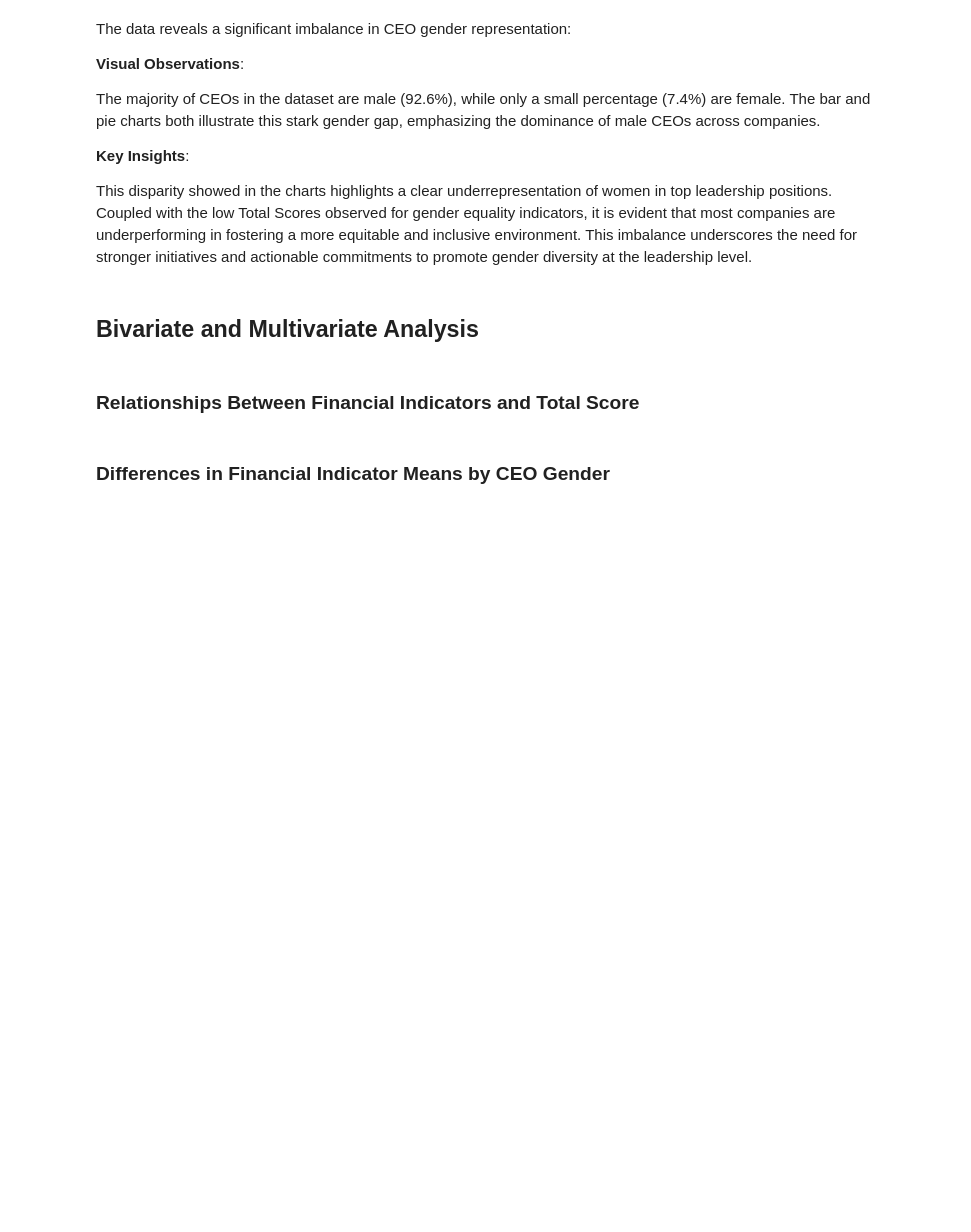
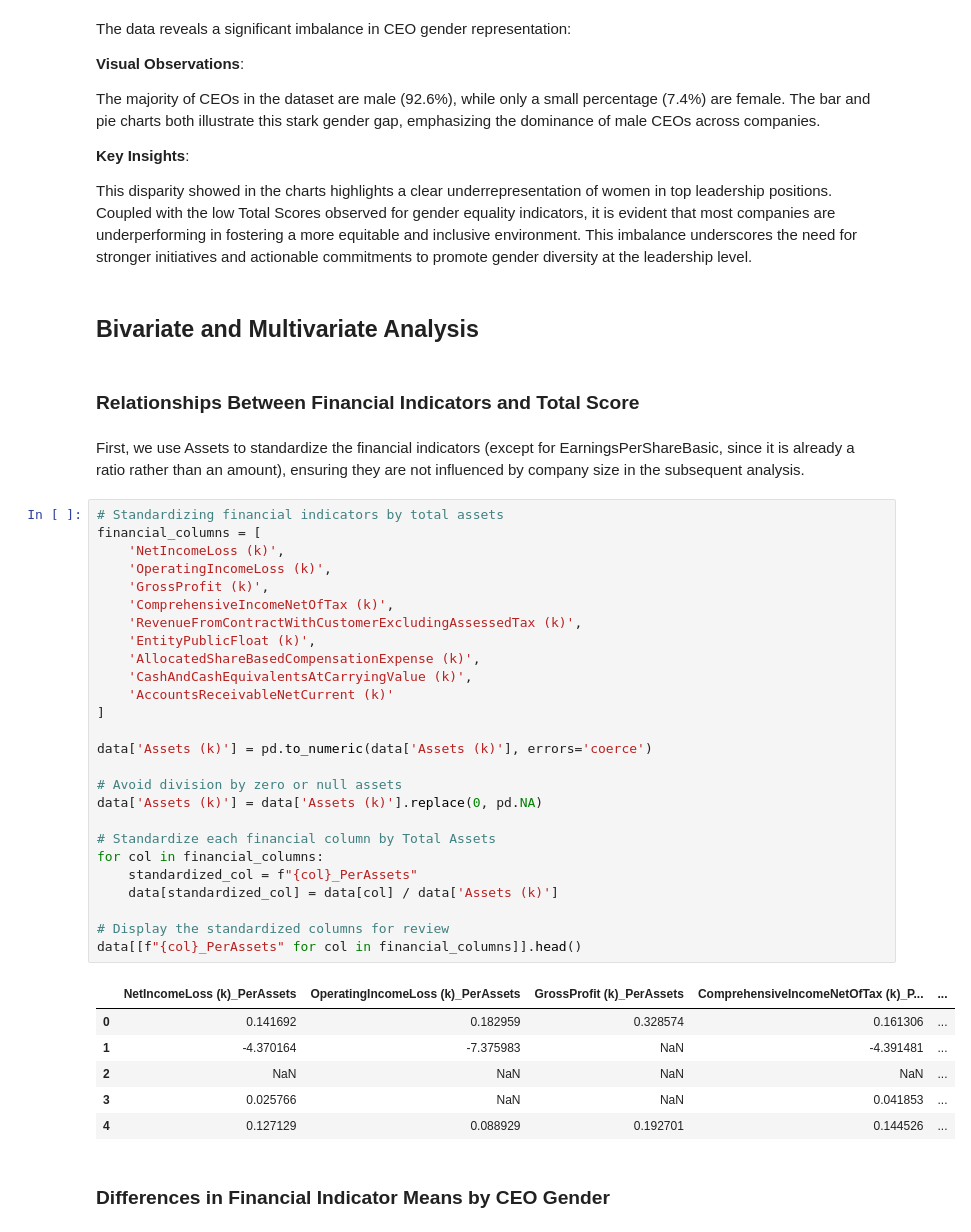
Before and after one commit to PENG-JY/InclusiveWorkplace_Study, a Jupyter notebook: technical-details/eda/main.ipynb, the cells around one changed output. Drawn from its saved outputs; the diff is of its cells as text; blank space fills up the shorter version.

```diff
--- a/technical-details/eda/main.ipynb
+++ b/technical-details/eda/main.ipynb
@@ -157,5 +157,40 @@ This disparity showed in the charts highlights a clear underrepresentation of wo
 ## Bivariate and Multivariate Analysis
 # %% [markdown]
 ### Relationships Between Financial Indicators and Total Score
+# %% [markdown]
+First, we use Assets to standardize the financial indicators (except for EarningsPerShareBasic, since it is already a ratio rather than an amount), ensuring they are not influenced by company size in the subsequent analysis.
+# %%
+# Standardizing financial indicators by total assets
+financial_columns = [
+    'NetIncomeLoss (k)',
+    'OperatingIncomeLoss (k)',
+    'GrossProfit (k)',
+    'ComprehensiveIncomeNetOfTax (k)',
+    'RevenueFromContractWithCustomerExcludingAssessedTax (k)',
+    'EntityPublicFloat (k)',
+    'AllocatedShareBasedCompensationExpense (k)',
+    'CashAndCashEquivalentsAtCarryingValue (k)',
+    'AccountsReceivableNetCurrent (k)'
+]
+
+data['Assets (k)'] = pd.to_numeric(data['Assets (k)'], errors='coerce')
+
+# Avoid division by zero or null assets
+data['Assets (k)'] = data['Assets (k)'].replace(0, pd.NA)
+
+# Standardize each financial column by Total Assets
+for col in financial_columns:
+    standardized_col = f"{col}_PerAssets"
+    data[standardized_col] = data[col] / data['Assets (k)']
+
+# Display the standardized columns for review
+data[[f"{col}_PerAssets" for col in financial_columns]].head()
+# %% [output]
+|  | NetIncomeLoss (k)_PerAssets | OperatingIncomeLoss (k)_PerAssets | GrossProfit (k)_PerAssets | ComprehensiveIncomeNetOfTax (k)_P... | ... |
+| 0 | 0.141692 | 0.182959 | 0.328574 | 0.161306 | ... |
+| 1 | -4.370164 | -7.375983 | NaN | -4.391481 | ... |
+| 2 | NaN | NaN | NaN | NaN | ... |
+| 3 | 0.025766 | NaN | NaN | 0.041853 | ... |
+| 4 | 0.127129 | 0.088929 | 0.192701 | 0.144526 | ... |
 # %% [markdown]
 ### Differences in Financial Indicator Means by CEO Gender
```
Also changed, not shown: 5 other files.
